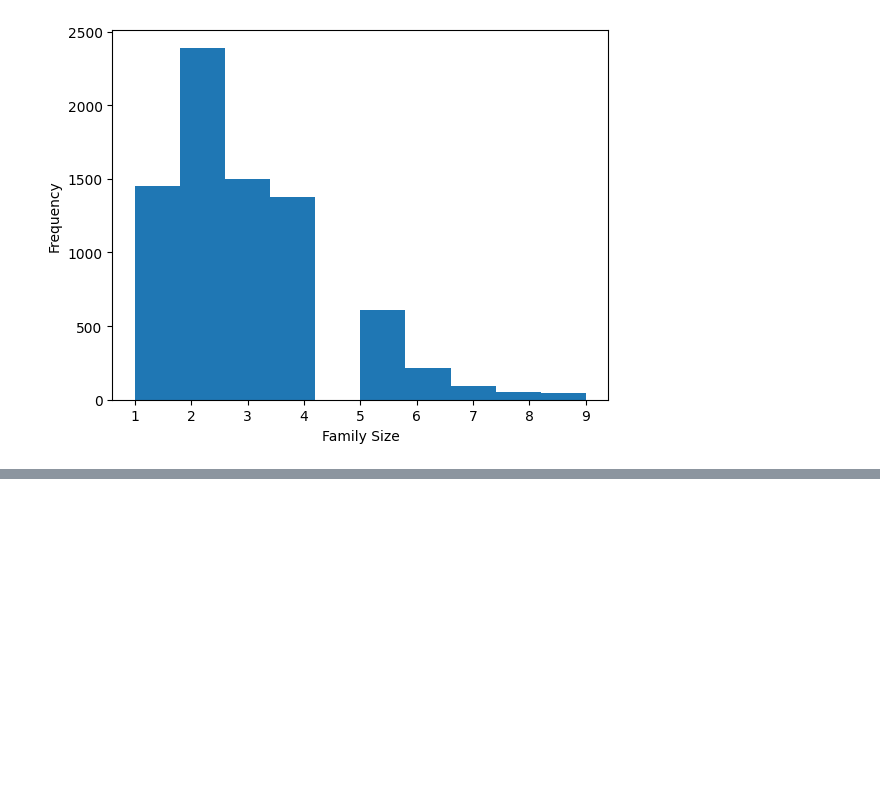
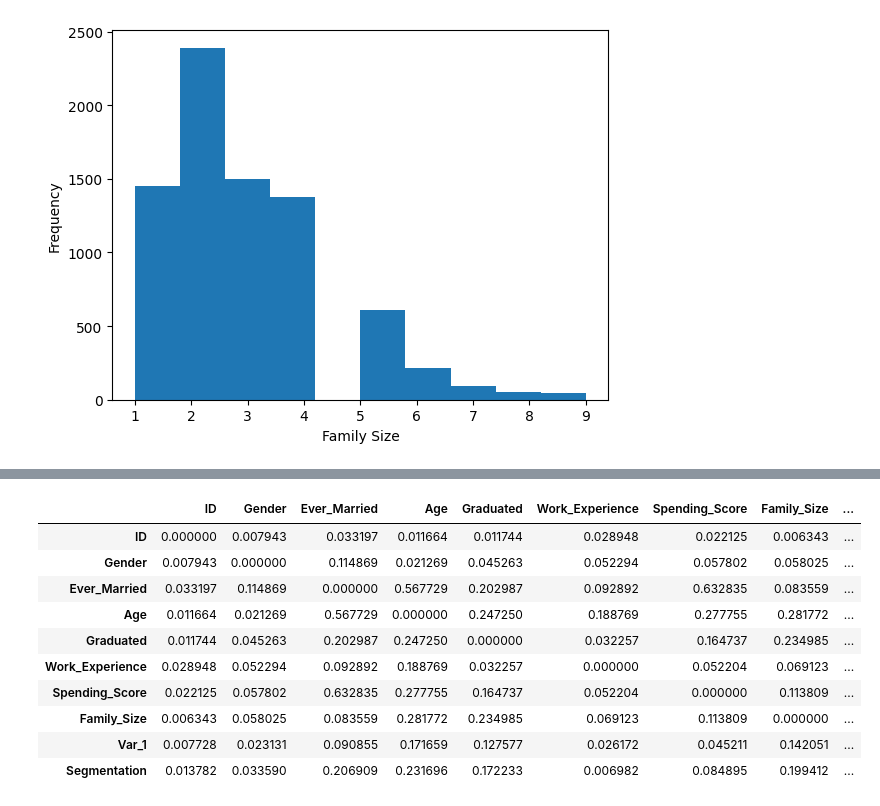
Before and after one commit to SkylerSG/MSASkylerSGPhase2, a Jupyter notebook: classificationdataset.ipynb, the cells around one changed output, grey strips where cells are left out. Drawn from its saved outputs; the diff is of its cells as text; code cells hidden in the pictures; blank space fills up the shorter version.

```diff
--- a/classificationdataset.ipynb
+++ b/classificationdataset.ipynb
@@ -114,0 +195,15 @@ See the caveats in the documentation: https://pandas.pydata.org/pandas-docs/stab
+# %%
+abs_correlation.style.highlight_max(color = 'blue', axis = 0)
+# Gets max corr for absolute values (these could be negative or positive)
+# %% [output]
+|  | ID | Gender | Ever_Married | Age | Graduated | Work_Experience | Spending_Score | Family_Size | ... |
+| ID | 0.000000 | 0.007943 | 0.033197 | 0.011664 | 0.011744 | 0.028948 | 0.022125 | 0.006343 | ... |
+| Gender | 0.007943 | 0.000000 | 0.114869 | 0.021269 | 0.045263 | 0.052294 | 0.057802 | 0.058025 | ... |
+| Ever_Married | 0.033197 | 0.114869 | 0.000000 | 0.567729 | 0.202987 | 0.092892 | 0.632835 | 0.083559 | ... |
+| Age | 0.011664 | 0.021269 | 0.567729 | 0.000000 | 0.247250 | 0.188769 | 0.277755 | 0.281772 | ... |
+| Graduated | 0.011744 | 0.045263 | 0.202987 | 0.247250 | 0.000000 | 0.032257 | 0.164737 | 0.234985 | ... |
+| Work_Experience | 0.028948 | 0.052294 | 0.092892 | 0.188769 | 0.032257 | 0.000000 | 0.052204 | 0.069123 | ... |
+| Spending_Score | 0.022125 | 0.057802 | 0.632835 | 0.277755 | 0.164737 | 0.052204 | 0.000000 | 0.113809 | ... |
+| Family_Size | 0.006343 | 0.058025 | 0.083559 | 0.281772 | 0.234985 | 0.069123 | 0.113809 | 0.000000 | ... |
+| Var_1 | 0.007728 | 0.023131 | 0.090855 | 0.171659 | 0.127577 | 0.026172 | 0.045211 | 0.142051 | ... |
+| Segmentation | 0.013782 | 0.033590 | 0.206909 | 0.231696 | 0.172233 | 0.006982 | 0.084895 | 0.199412 | ... |
```
Also changed, not shown: parts of 16 cells of this notebook, 4 other files.
